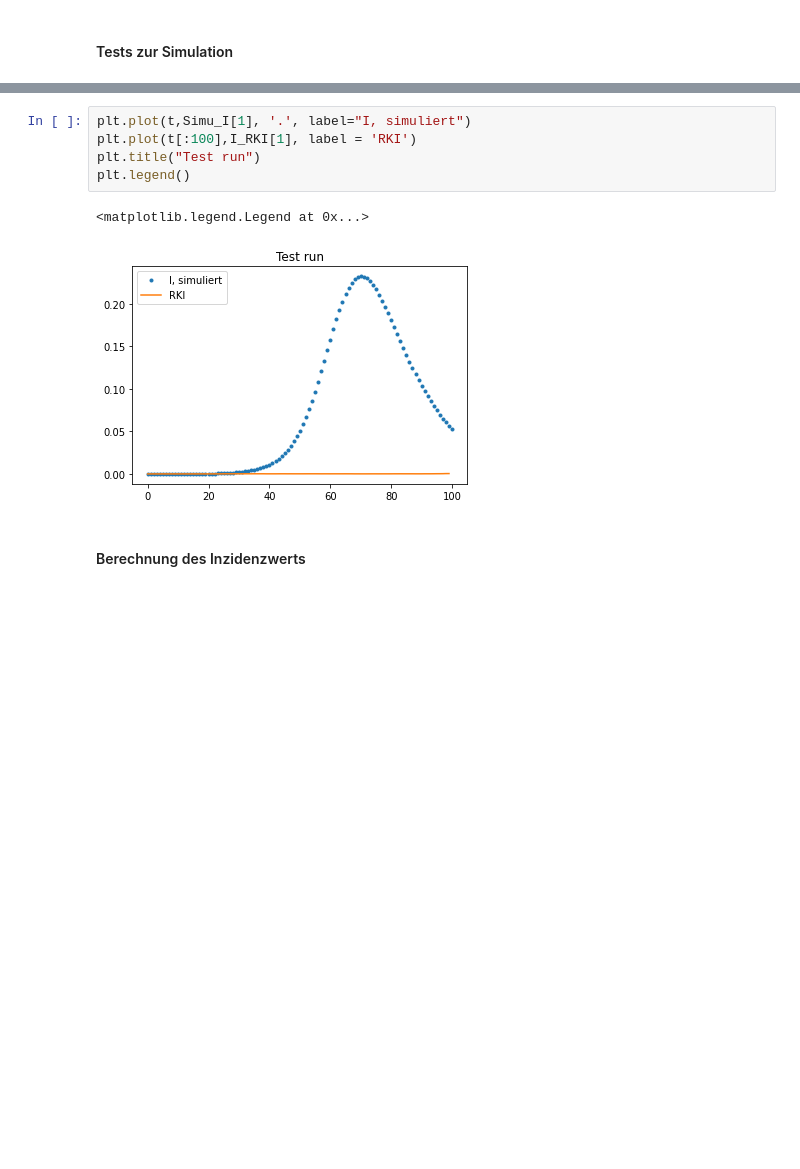
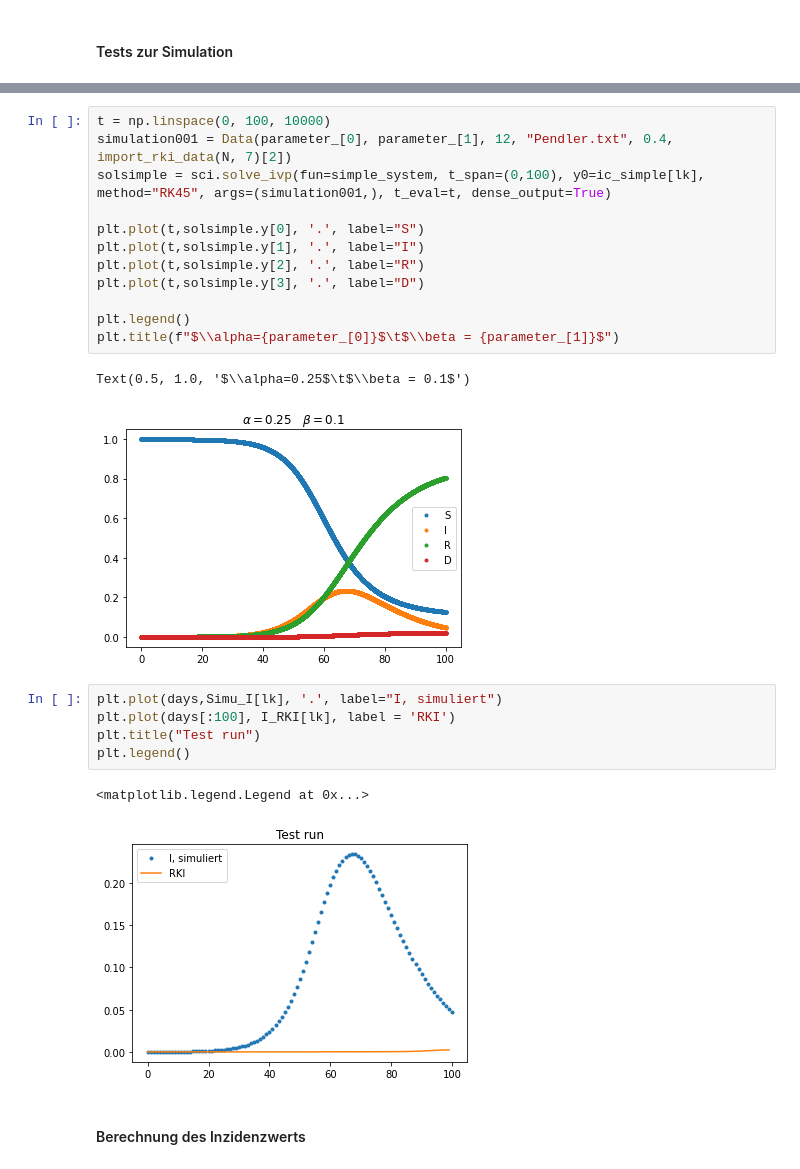
Before and after one commit to torbensun/Modeling-Of-Epidemics-With-Compartmental-And-Network-Models, a Jupyter notebook: Bessere Optimierung.ipynb, the cells around one changed output, grey strips where cells are left out. Saved outputs shown, nothing was run; the diff lists cells and outputs as text; blank space fills up the shorter version.

```diff
--- a/Bessere Optimierung.ipynb
+++ b/Bessere Optimierung.ipynb
@@ -181,11 +222,26 @@ print(Simu_S.shape)
+# %%
+t = np.linspace(0, 100, 10000)
+simulation001 = Data(parameter_[0], parameter_[1], 12, "Pendler.txt", 0.4, import_rki_data(N, 7)[2])
+solsimple = sci.solve_ivp(fun=simple_system, t_span=(0,100), y0=ic_simple[lk], method="RK45", args=(simulation001,), t_eval=t, dense_output=True)
+
+plt.plot(t,solsimple.y[0], '.', label="S")
+plt.plot(t,solsimple.y[1], '.', label="I")
+plt.plot(t,solsimple.y[2], '.', label="R")
+plt.plot(t,solsimple.y[3], '.', label="D")
+
+plt.legend()
+plt.title(f"$\\alpha={parameter_[0]}$\t$\\beta = {parameter_[1]}$")
+# %% [output]
+Text(0.5, 1.0, '$\\alpha=0.25$\t$\\beta = 0.1$')
+[figure, added]
 # %%
-plt.plot(t,Simu_I[1], '.', label="I, simuliert")
-plt.plot(t[:100],I_RKI[1], label = 'RKI')
+plt.plot(days,Simu_I[lk], '.', label="I, simuliert")
+plt.plot(days[:100], I_RKI[lk], label = 'RKI')
 plt.title("Test run")
 plt.legend()
 # %% [output]
 <matplotlib.legend.Legend at 0x...>
-[figure, old version]
+[figure, new version]
 # %% [markdown]
 #### Berechnung des Inzidenzwerts
 # %%
```
Also changed, not shown: parts of 14 cells of this notebook.
